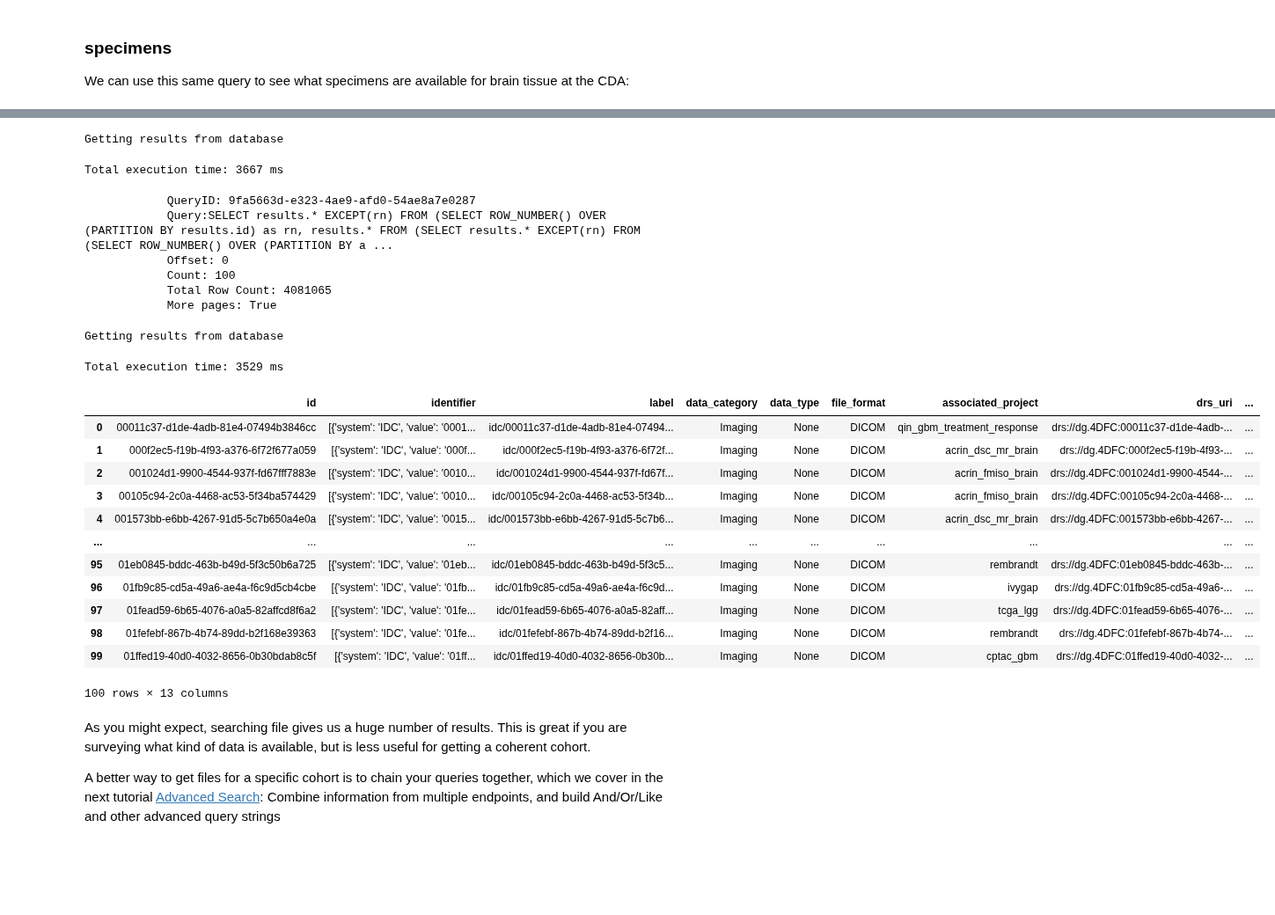
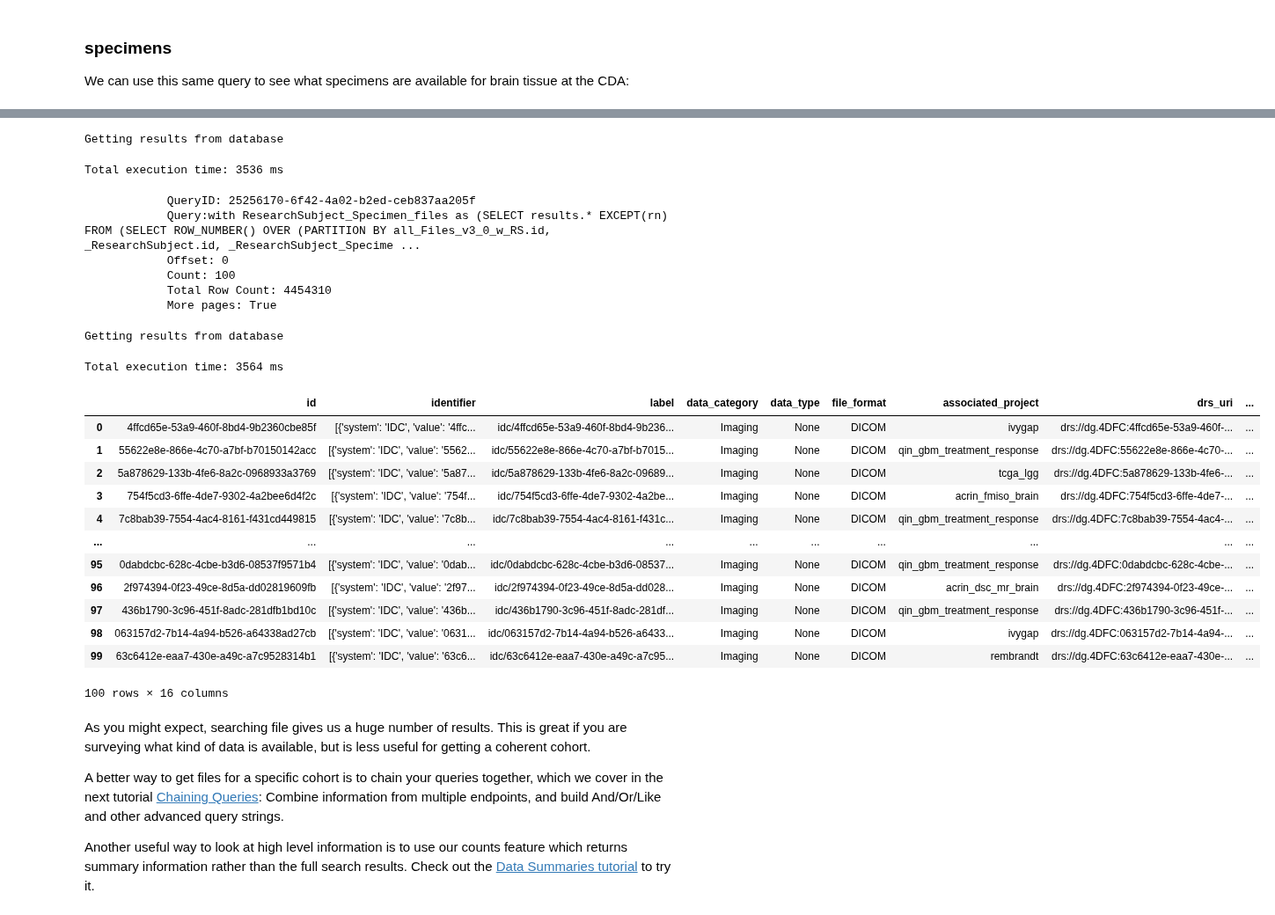
Before and after one commit to CancerDataAggregator/CDA-HelpDesk, a Jupyter notebook: docs/Documentation/ExampleNotebooks/BasicSearch.ipynb, the cells around one changed output, grey strips where cells are left out. Shown at 88% size. Drawn from its saved outputs; the diff is of its cells as text; code cells hidden in the pictures; blank space fills up the shorter version.

```diff
--- a/docs/Documentation/ExampleNotebooks/BasicSearch.ipynb
+++ b/docs/Documentation/ExampleNotebooks/BasicSearch.ipynb
@@ -125,5 +149,5 @@ But, if we're interested in what research_subjects meet our critera, we can also
 # %%
-resubjectresults = myquery.research_subject.run(limit=2314)
-resubjectresults
+researchsubjectresults = myquery.researchsubject.run()
+researchsubjectresults
 # %% [output]
 Getting results from database
@@ -158,0 +209,3 @@ Any given subject will have one row per study they participated in. The subject_
+# %%
+diagnosisresults = myquery.diagnosis.run()
+diagnosisresults.to_dataframe()
@@ -158,0 +259,3 @@ Any given subject will have one row per study they participated in. The subject_
+# %%
+treatmentresults = myquery.treatment.run()
+treatmentresults.to_dataframe()
@@ -196,37 +380,39 @@ specresults.to_dataframe()
 
 The file endpoint returns information about files that meet our search criteria, regardless of whether they are attached to subjects, research-subjects or specimens:
 # %%
-myquery.files.run()
+myquery.file.run()
 # %% [output]
 Getting results from database
-Total execution time: 3667 ms
+Total execution time: 3536 ms
-            QueryID: 9fa5663d-e323-4ae9-afd0-54ae8a7e0287
-            Query:SELECT results.* EXCEPT(rn) FROM (SELECT ROW_NUMBER() OVER (PARTITION BY results.id) as rn, results.* FROM (SELECT results.* EXCEPT(rn) FROM (SELECT ROW_NUMBER() OVER (PARTITION BY a ...
+            QueryID: 25256170-6f42-4a02-b2ed-ceb837aa205f
+            Query:with ResearchSubject_Specimen_files as (SELECT results.* EXCEPT(rn) FROM (SELECT ROW_NUMBER() OVER (PARTITION BY all_Files_v3_0_w_RS.id, _ResearchSubject.id, _ResearchSubject_Specime ...
             Offset: 0
             Count: 100
-            Total Row Count: 4081065
+            Total Row Count: 4454310
             More pages: True
 # %%
-fileresults = myquery.files.run()
+fileresults = myquery.file.run()
 fileresults.to_dataframe()
 # %% [output]
 Getting results from database
-Total execution time: 3529 ms
+Total execution time: 3564 ms
 |  | id | identifier | label | data_category | data_type | file_format | associated_project | drs_uri | ... |
-| 0 | 00011c37-d1de-4adb-81e4-07494b3846cc | [{'system': 'IDC', 'value': '0001... | idc/00011c37-d1de-4adb-81e4-07494... | Imaging | None | DICOM | qin_gbm_treatment_response | drs://dg.4DFC:00011c37-d1de-4adb-... | ... |
-| 1 | 000f2ec5-f19b-4f93-a376-6f72f677a059 | [{'system': 'IDC', 'value': '000f... | idc/000f2ec5-f19b-4f93-a376-6f72f... | Imaging | None | DICOM | acrin_dsc_mr_brain | drs://dg.4DFC:000f2ec5-f19b-4f93-... | ... |
-| 2 | 001024d1-9900-4544-937f-fd67fff7883e | [{'system': 'IDC', 'value': '0010... | idc/001024d1-9900-4544-937f-fd67f... | Imaging | None | DICOM | acrin_fmiso_brain | drs://dg.4DFC:001024d1-9900-4544-... | ... |
-| 3 | 00105c94-2c0a-4468-ac53-5f34ba574429 | [{'system': 'IDC', 'value': '0010... | idc/00105c94-2c0a-4468-ac53-5f34b... | Imaging | None | DICOM | acrin_fmiso_brain | drs://dg.4DFC:00105c94-2c0a-4468-... | ... |
-| 4 | 001573bb-e6bb-4267-91d5-5c7b650a4e0a | [{'system': 'IDC', 'value': '0015... | idc/001573bb-e6bb-4267-91d5-5c7b6... | Imaging | None | DICOM | acrin_dsc_mr_brain | drs://dg.4DFC:001573bb-e6bb-4267-... | ... |
+| 0 | 4ffcd65e-53a9-460f-8bd4-9b2360cbe85f | [{'system': 'IDC', 'value': '4ffc... | idc/4ffcd65e-53a9-460f-8bd4-9b236... | Imaging | None | DICOM | ivygap | drs://dg.4DFC:4ffcd65e-53a9-460f-... | ... |
+| 1 | 55622e8e-866e-4c70-a7bf-b70150142acc | [{'system': 'IDC', 'value': '5562... | idc/55622e8e-866e-4c70-a7bf-b7015... | Imaging | None | DICOM | qin_gbm_treatment_response | drs://dg.4DFC:55622e8e-866e-4c70-... | ... |
+| 2 | 5a878629-133b-4fe6-8a2c-0968933a3769 | [{'system': 'IDC', 'value': '5a87... | idc/5a878629-133b-4fe6-8a2c-09689... | Imaging | None | DICOM | tcga_lgg | drs://dg.4DFC:5a878629-133b-4fe6-... | ... |
+| 3 | 754f5cd3-6ffe-4de7-9302-4a2bee6d4f2c | [{'system': 'IDC', 'value': '754f... | idc/754f5cd3-6ffe-4de7-9302-4a2be... | Imaging | None | DICOM | acrin_fmiso_brain | drs://dg.4DFC:754f5cd3-6ffe-4de7-... | ... |
+| 4 | 7c8bab39-7554-4ac4-8161-f431cd449815 | [{'system': 'IDC', 'value': '7c8b... | idc/7c8bab39-7554-4ac4-8161-f431c... | Imaging | None | DICOM | qin_gbm_treatment_response | drs://dg.4DFC:7c8bab39-7554-4ac4-... | ... |
 | ... | ... | ... | ... | ... | ... | ... | ... | ... | ... |
-| 95 | 01eb0845-bddc-463b-b49d-5f3c50b6a725 | [{'system': 'IDC', 'value': '01eb... | idc/01eb0845-bddc-463b-b49d-5f3c5... | Imaging | None | DICOM | rembrandt | drs://dg.4DFC:01eb0845-bddc-463b-... | ... |
-| 96 | 01fb9c85-cd5a-49a6-ae4a-f6c9d5cb4cbe | [{'system': 'IDC', 'value': '01fb... | idc/01fb9c85-cd5a-49a6-ae4a-f6c9d... | Imaging | None | DICOM | ivygap | drs://dg.4DFC:01fb9c85-cd5a-49a6-... | ... |
-| 97 | 01fead59-6b65-4076-a0a5-82affcd8f6a2 | [{'system': 'IDC', 'value': '01fe... | idc/01fead59-6b65-4076-a0a5-82aff... | Imaging | None | DICOM | tcga_lgg | drs://dg.4DFC:01fead59-6b65-4076-... | ... |
-| 98 | 01fefebf-867b-4b74-89dd-b2f168e39363 | [{'system': 'IDC', 'value': '01fe... | idc/01fefebf-867b-4b74-89dd-b2f16... | Imaging | None | DICOM | rembrandt | drs://dg.4DFC:01fefebf-867b-4b74-... | ... |
-| 99 | 01ffed19-40d0-4032-8656-0b30bdab8c5f | [{'system': 'IDC', 'value': '01ff... | idc/01ffed19-40d0-4032-8656-0b30b... | Imaging | None | DICOM | cptac_gbm | drs://dg.4DFC:01ffed19-40d0-4032-... | ... |
+| 95 | 0dabdcbc-628c-4cbe-b3d6-08537f9571b4 | [{'system': 'IDC', 'value': '0dab... | idc/0dabdcbc-628c-4cbe-b3d6-08537... | Imaging | None | DICOM | qin_gbm_treatment_response | drs://dg.4DFC:0dabdcbc-628c-4cbe-... | ... |
+| 96 | 2f974394-0f23-49ce-8d5a-dd02819609fb | [{'system': 'IDC', 'value': '2f97... | idc/2f974394-0f23-49ce-8d5a-dd028... | Imaging | None | DICOM | acrin_dsc_mr_brain | drs://dg.4DFC:2f974394-0f23-49ce-... | ... |
+| 97 | 436b1790-3c96-451f-8adc-281dfb1bd10c | [{'system': 'IDC', 'value': '436b... | idc/436b1790-3c96-451f-8adc-281df... | Imaging | None | DICOM | qin_gbm_treatment_response | drs://dg.4DFC:436b1790-3c96-451f-... | ... |
+| 98 | 063157d2-7b14-4a94-b526-a64338ad27cb | [{'system': 'IDC', 'value': '0631... | idc/063157d2-7b14-4a94-b526-a6433... | Imaging | None | DICOM | ivygap | drs://dg.4DFC:063157d2-7b14-4a94-... | ... |
+| 99 | 63c6412e-eaa7-430e-a49c-a7c9528314b1 | [{'system': 'IDC', 'value': '63c6... | idc/63c6412e-eaa7-430e-a49c-a7c95... | Imaging | None | DICOM | rembrandt | drs://dg.4DFC:63c6412e-eaa7-430e-... | ... |
-100 rows × 13 columns
+100 rows × 16 columns
 # %% [markdown]
 As you might expect, searching file gives us a huge number of results. This is great if you are surveying what kind of data is available, but is less useful for getting a coherent cohort.
 
-A better way to get files for a specific cohort is to chain your queries together, which we cover in the next tutorial [Advanced Search](../AdvancedSearch-Chaining): Combine information from multiple endpoints, and build And/Or/Like and other advanced query strings
+A better way to get files for a specific cohort is to chain your queries together, which we cover in the next tutorial [Chaining Queries](../ChainingQueries): Combine information from multiple endpoints, and build And/Or/Like and other advanced query strings.
+
+Another useful way to look at high level information is to use our counts feature which returns summary information rather than the full search results. Check out the [Data Summaries tutorial](../DataSummaries) to try it.
 # %% [markdown]
```
Also changed, not shown: parts of 26 cells of this notebook, 3 other files.
